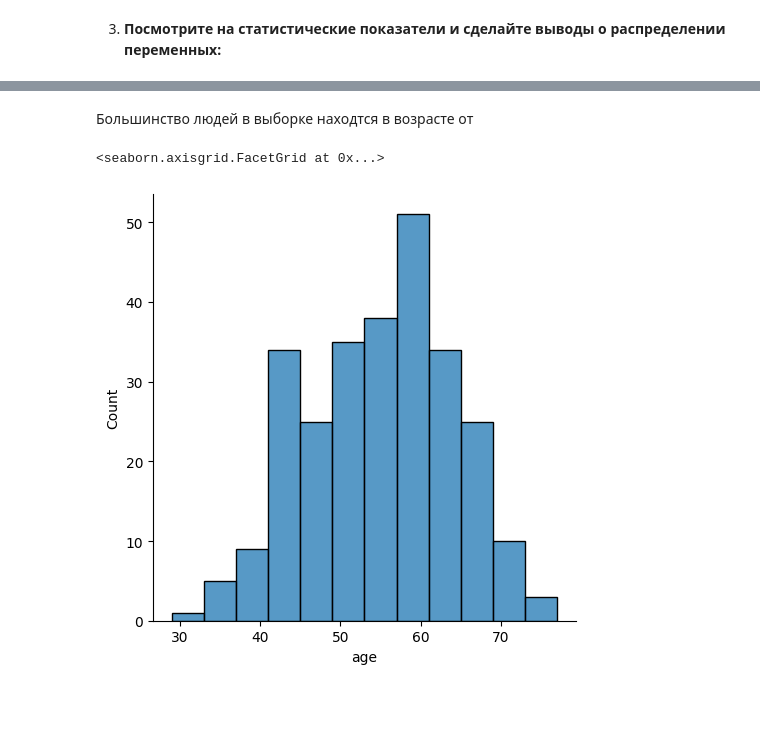
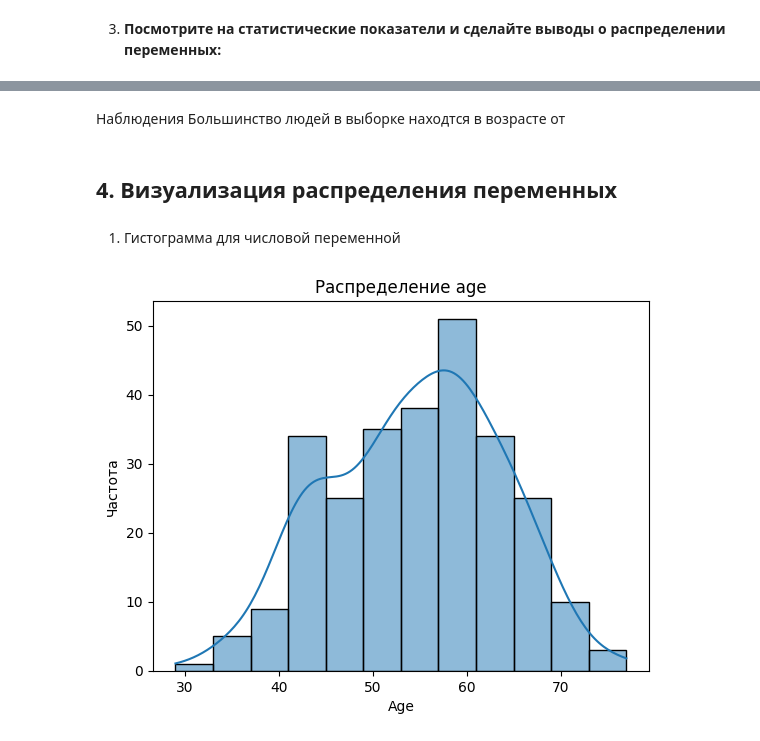
Before and after one commit to Kurennu/ML, a Jupyter notebook: 1.ipynb, the cells around one changed output, grey strips where cells are left out. Drawn from its saved outputs; the diff is of its cells as text; code cells hidden in the pictures; blank space fills up the shorter version.

```diff
--- a/1.ipynb
+++ b/1.ipynb
@@ -156,9 +156,17 @@ df.describe()
 | 75% | 61.000000 | 1.000000 | 4.000000 | 140.000000 | 280.000000 | 0.000000 | ... |
 | max | 77.000000 | 1.000000 | 4.000000 | 200.000000 | 564.000000 | 1.000000 | ... |
 # %% [markdown]
+Наблюдения
 Большинство людей в выборке находтся в возрасте от
-# %%
-sns.displot(df['age'])
-# %% [output]
-<seaborn.axisgrid.FacetGrid at 0x...>
-[figure, removed]
+# %% [markdown]
+## **4. Визуализация распределения переменных**
+# %% [markdown]
+1. Гистограмма для числовой переменной
+# %%
+sns.histplot(df['age'], kde=True)
+plt.title('Распределение age')
+plt.xlabel('Age')
+plt.ylabel('Частота')
+plt.show()
+# %% [output]
+[figure, added]
```
Also changed, not shown: parts of 2 cells of this notebook.
